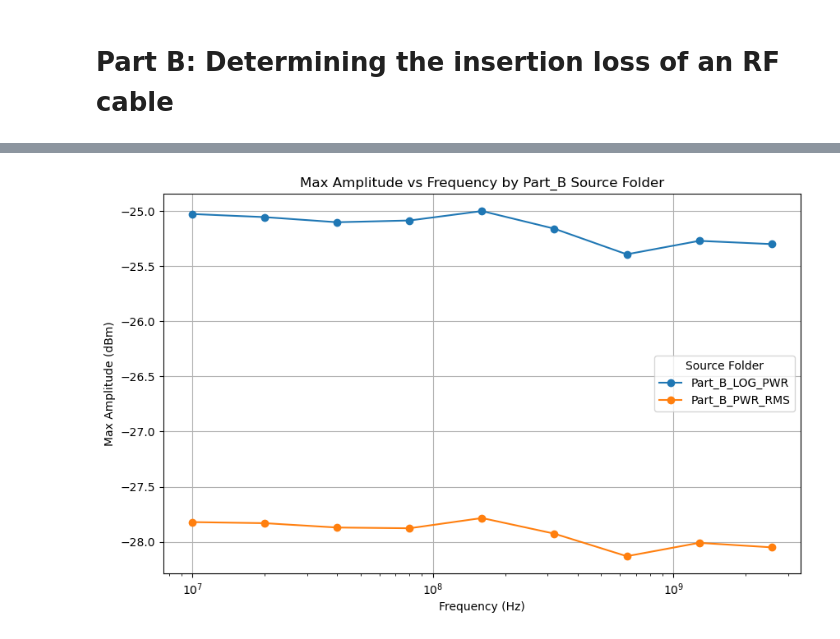
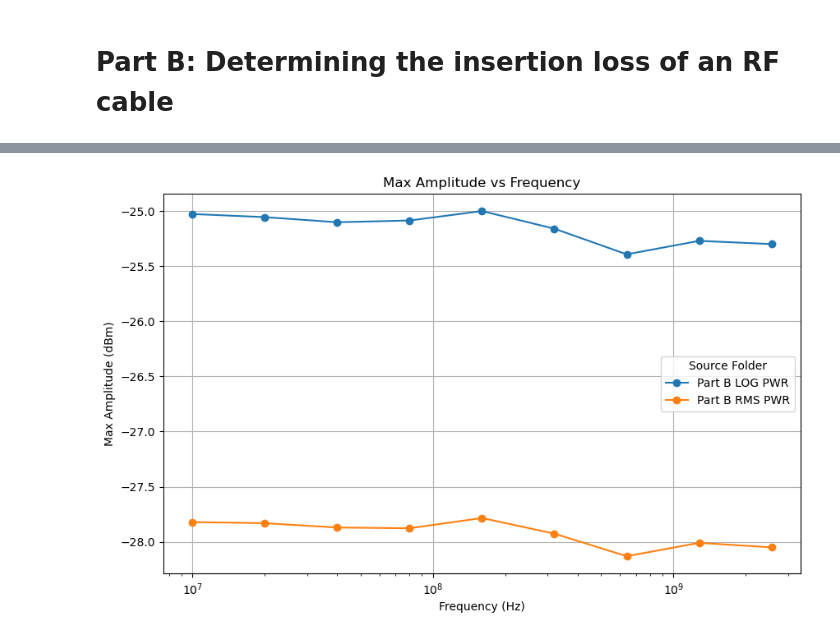
Before and after one commit to MazinDan/RF_Lab, a Jupyter notebook: Lab5_RF_Notebook.ipynb, the cells around one changed output, grey strips where cells are left out. Saved outputs shown, nothing was run; the diff lists cells and outputs as text; code cells hidden in the pictures.

```diff
--- a/Lab5_RF_Notebook.ipynb
+++ b/Lab5_RF_Notebook.ipynb
@@ -90,7 +90,7 @@ for folder_name, folder_df in part_a_df.groupby('source_folder'):
         # Get unique file names within this stem group and sort them
         unique_files = stem_files['source_file'].unique()
         sorted_files = sorted(unique_files, key=extract_numeric)
-
+        title = stem
         # Plot each unique file within the stem group on the same figure
         for file_name in sorted_files:
             file_df = stem_files[stem_files['source_file'] == file_name]
@@ -99,7 +99,7 @@ for folder_name, folder_df in part_a_df.groupby('source_folder'):
         # Set the x-axis to display a controlled number of ticks
         plt.xlabel('Frequency (Hz)')
         plt.ylabel('Amplitude (dBm)')
-        plt.title(f'{stem} Power Comparisons')
+        plt.title(f'{title.replace("_", " ")} Power Comparisons')
         plt.legend()
         #plt.legend(title='File', bbox_to_anchor=(1.05, 1), loc='upper left')
         #plt.subplots_adjust(right=0.75)
@@ -260,14 +260,15 @@ for folder_name, folder_df in part_b_df.groupby('source_folder'):
         file_df = folder_df[folder_df['source_file'] == file_name]
 
         # Assume the first column is frequency and the second is amplitude
-        plt.plot(file_df['Frequency'], file_df['Amplitude'], label=file_name)
+        plt.plot(file_df['Frequency'], file_df['Amplitude'], label=file_name.replace("_", " "))
 
     # Set logarithmic scale for the x-axis
     plt.xscale('log')
     plt.xlabel('Frequency (Hz)')
     plt.ylabel('Amplitude (dBm)')
-    plt.title(f'Signal Peak Comparison For Folder: {folder_name}')
-    plt.legend(title='File')
+    title = folder_name
+    plt.title(f'Signal Peak Comparison For Folder: {title.replace("_", " ")}')
+    plt.legend()
     plt.grid(True)
     plt.show()
 # %% [output]
@@ -320,8 +321,8 @@ for file_name in unique_files:
         plt.xscale('log')
         plt.xlabel('Frequency (Hz)')
         plt.ylabel('Amplitude (dBm)')
-        plt.title(f'Signal Peak for {file_name}')
-        plt.legend(title='File')
+        label = file_name
+        plt.title(f'Signal Peak for {label.replace("_", " ")}')
         plt.grid(True)
         plt.show()
     else:
@@ -346,24 +347,24 @@ print("Frequencies by Folder:", frequencies_by_folder)
 # %%
 # Create a figure for the plot
 plt.figure(figsize=(10, 6))
 
 # Iterate over each source folder in Part_B and plot the corresponding max amplitudes vs frequencies
 for source_folder in max_amplitudes_by_folder.keys():
     # Check if the source folder is a "Part_B" folder
     if 'Part_B' in source_folder:
         max_amplitudes = max_amplitudes_by_folder[source_folder]
         frequencies = frequencies_by_folder[source_folder]
-        plt.plot(frequencies, max_amplitudes, marker='o', label=source_folder)
+        plt.plot(frequencies, max_amplitudes, marker='o', label=source_folder.replace("_", " "))
 
 # Customize the plot
 plt.xscale('log')  # Set the x-axis to logarithmic scale
 plt.xlabel('Frequency (Hz)')
 plt.ylabel('Max Amplitude (dBm)')
-plt.title('Max Amplitude vs Frequency by Part_B Source Folder')
+plt.title('Max Amplitude vs Frequency')
 plt.legend(title='Source Folder')
 plt.grid(True)
 
 # Show the plot
 plt.show()
 # %% [output]
-[figure, old version]
+[figure, new version]
```
Also changed, not shown: parts of 3 cells of this notebook, 36 other files.
